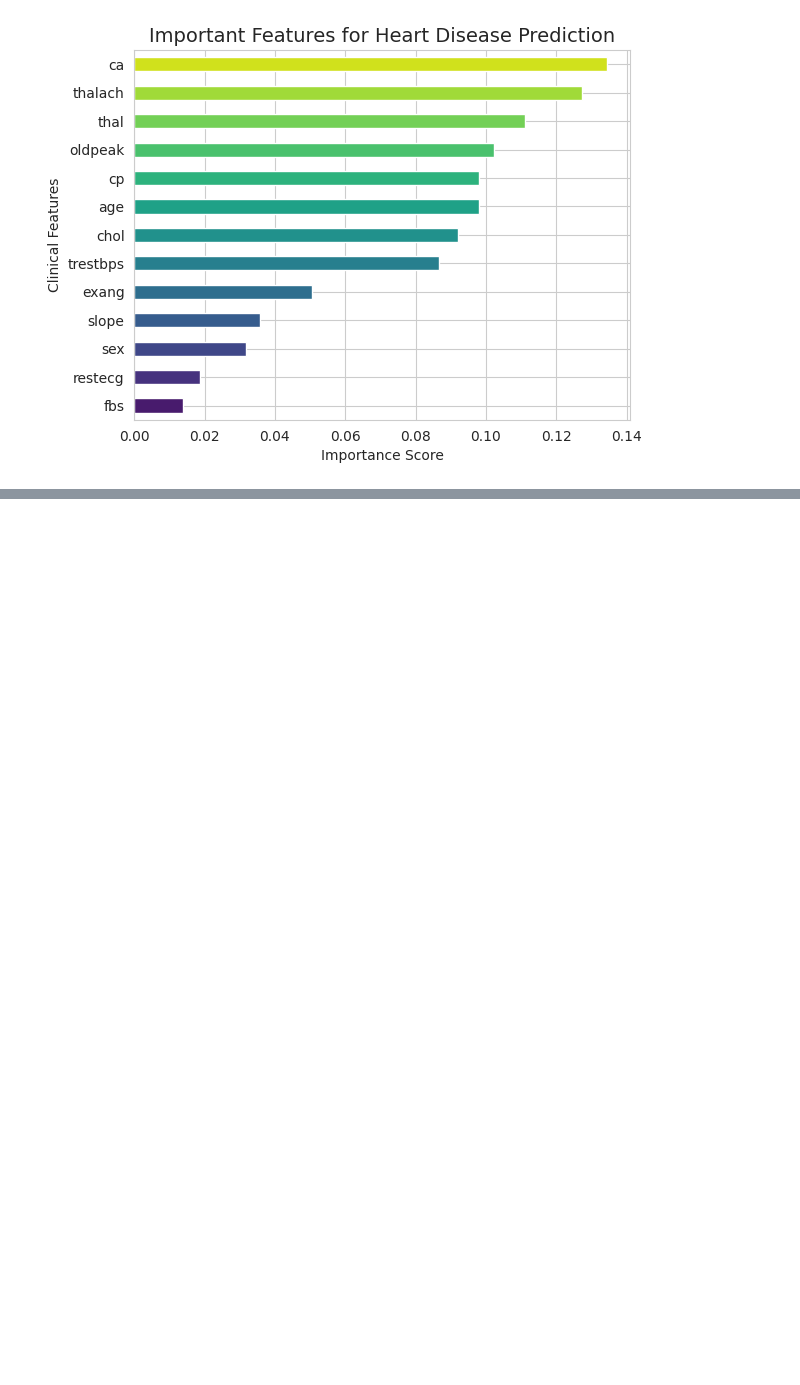
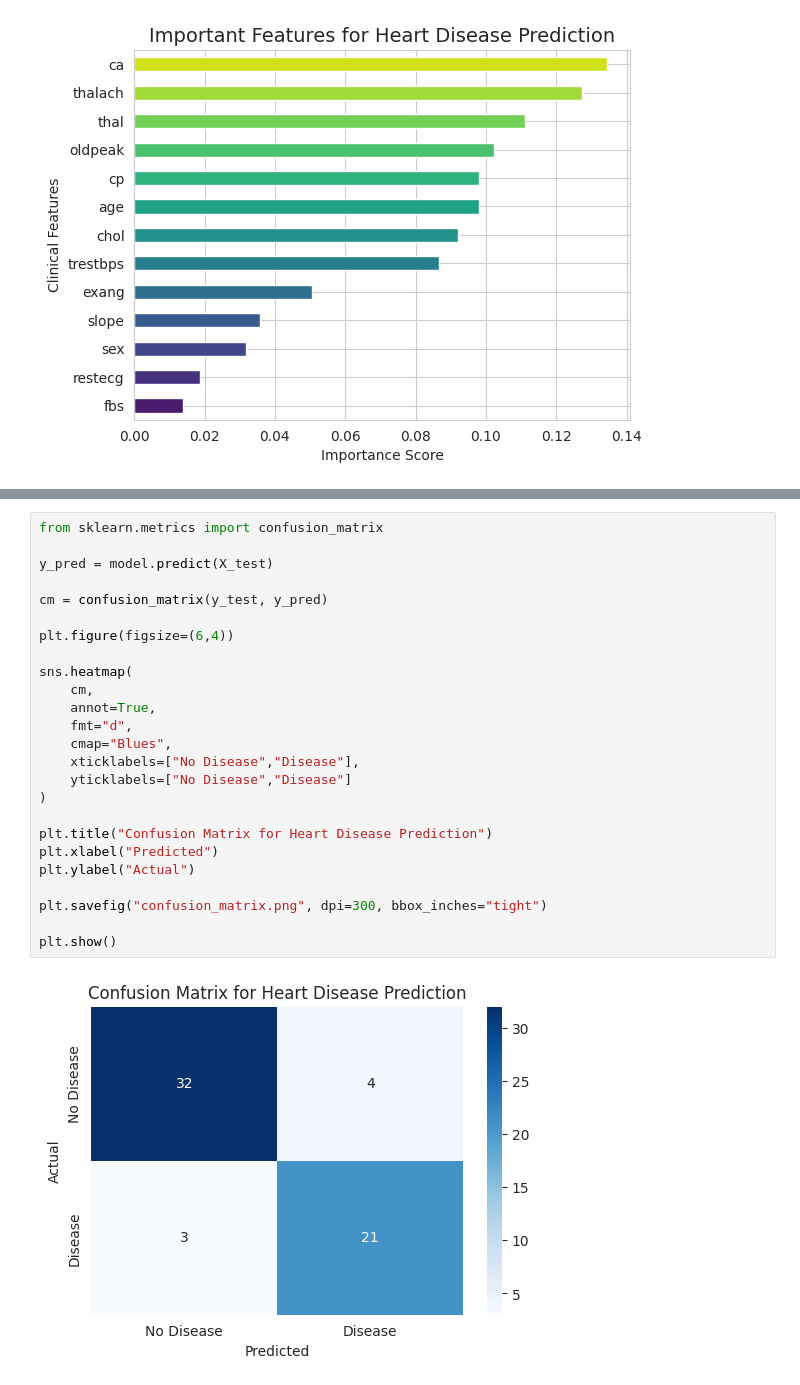
Before and after one commit to AnukritiKhanna/AI-Heart-Disease-Prediction, a Jupyter notebook: heart_disease_prediction.ipynb, the cells around one changed output, grey strips where cells are left out. Drawn from its saved outputs; the diff is of its cells as text; blank space fills up the shorter version.

```diff
--- a/heart_disease_prediction.ipynb
+++ b/heart_disease_prediction.ipynb
@@ -143,0 +148,27 @@ plt.show()
+# %%
+from sklearn.metrics import confusion_matrix
+
+y_pred = model.predict(X_test)
+
+cm = confusion_matrix(y_test, y_pred)
+
+plt.figure(figsize=(6,4))
+
+sns.heatmap(
+    cm,
+    annot=True,
+    fmt="d",
+    cmap="Blues",
+    xticklabels=["No Disease","Disease"],
+    yticklabels=["No Disease","Disease"]
+)
+
+plt.title("Confusion Matrix for Heart Disease Prediction")
+plt.xlabel("Predicted")
+plt.ylabel("Actual")
+
+plt.savefig("confusion_matrix.png", dpi=300, bbox_inches="tight")
+
+plt.show()
+# %% [output]
+[figure, added]
```
Also changed, not shown: parts of 6 cells of this notebook, 3 other files.
